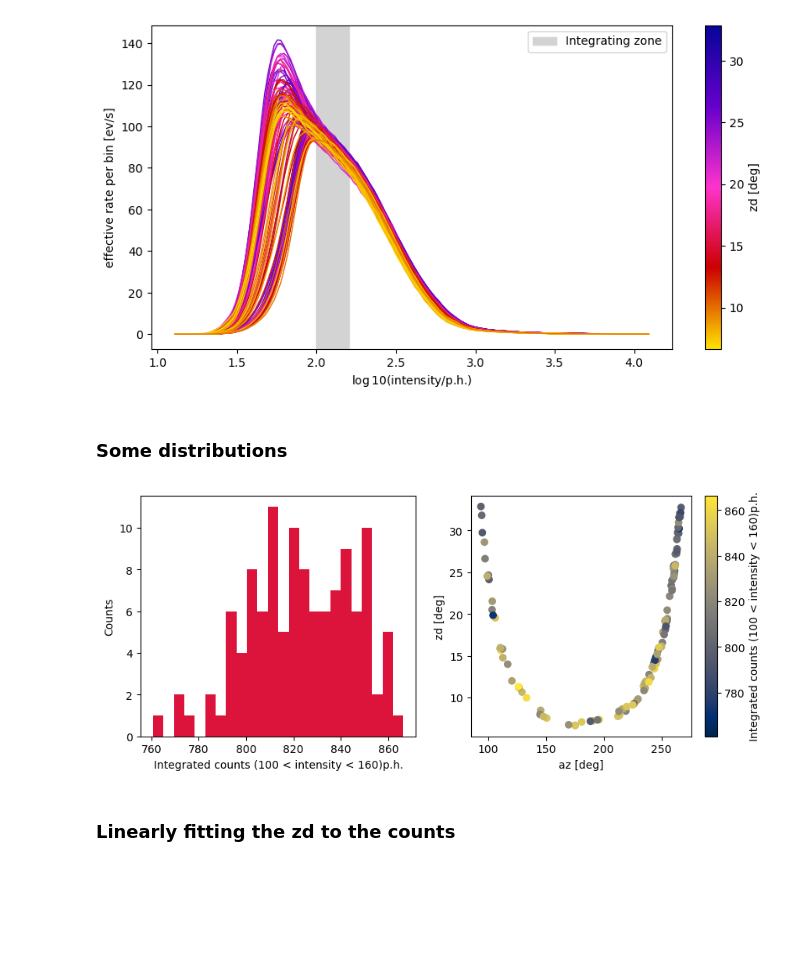
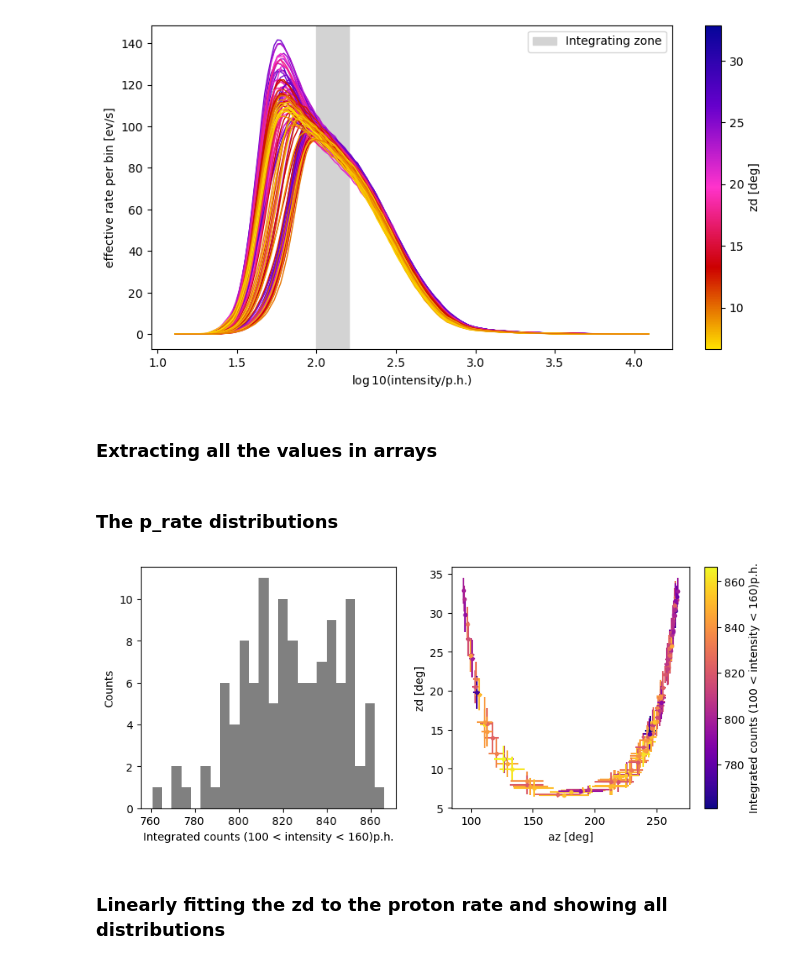
Before and after one commit to juanjq/cosmic_ray_data_correction, a Jupyter notebook: main.ipynb, the cells around one changed output. Cells and saved outputs as stored; diff of their text form; code cells hidden in the pictures; blank space fills up the shorter version.

```diff
--- a/main.ipynb
+++ b/main.ipynb
@@ -163,12 +131,16 @@ ax.set_ylabel("effective rate per bin [ev/s]")
 plt.show()
 # %% [output]
 [figure]
+# %% [markdown]
+### Extracting all the values in arrays
 # %%
 # extracting values as arrays
-p_rate = []
+p_rate   = []
+e_p_rate = []
 flux   = []
 e_flux = []
 zd, az = [], []
+e_zd, e_az = [], []
 
 for run in dict_runs.keys():
     flux.append(dict_runs[run]["flux"])
@@ -177,32 +149,52 @@ for run in dict_runs.keys():
     az.append(dict_runs[run]["az"])
     p_rate.append(dict_runs[run]["p_rate"])
 
+    _e_p_rate = np.sqrt(len(dict_dl2[run]["zd"])) / dict_runs[run]["effective_time"]
+    _e_zd = np.abs(dict_dl2[run]["zd"][0] - dict_dl2[run]["zd"][-1]) / 2
+    _e_az = np.abs(dict_dl2[run]["az"][0] - dict_dl2[run]["az"][-1]) / 2
+
+    dict_runs[run]["e_p_rate"] = _e_p_rate
+    dict_runs[run]["e_zd"] = _e_zd
+    dict_runs[run]["e_az"] = _e_az
+
+    e_p_rate.append(_e_p_rate)
+    e_zd.append(_e_zd)
+    e_az.append(_e_az)
+
 flux   = np.array(flux)
 e_flux = np.array(e_flux)
 p_rate = np.array(p_rate)
 zd = np.array(zd)
 az = np.array(az)
 # %% [markdown]
-### Some distributions
+### The p_rate distributions
 # %%
-fig, (ax1, ax2) = plt.subplots(1, 2, figsize=(10, 4))
+fig, (ax1, ax2) = plt.subplots(1, 2, figsize=(10, 4), gridspec_kw={'width_ratios': [1.2, 1.4]})
 
 bins = np.linspace(np.min(p_rate), np.max(p_rate), 25)
-ax1.hist(p_rate, bins, color="crimson")
+ax1.hist(p_rate, bins, color="gray")
 
-sc = ax2.scatter(az, zd, c=p_rate, cmap="cividis")
-fig.colorbar(sc, label=f"Integrated counts ({intensity_integration_lims[0]} < intensity < {intensity_integration_lims[1]})p.h.")
+norm   = mpl.colors.Normalize(vmin=np.min(p_rate), vmax=np.max(p_rate))
+colors = mpl.cm.ScalarMappable(norm,"plasma").to_rgba(p_rate)
+for i in range(len(az)):
+    ax2.errorbar(az[i], zd[i], xerr=e_az[i], yerr=e_zd[i], ls="", marker=".", color=colors[i])
 
+#######################################
+# creating a colorbar
+sm = plt.cm.ScalarMappable(cmap="plasma", norm=norm)
+sm.set_array([])
+plt.colorbar(sm, label=f"Integrated counts ({intensity_integration_lims[0]} < intensity < {intensity_integration_lims[1]})p.h.")
+#######################################
 
 ax1.set_ylabel("Counts")
 ax1.set_xlabel(f"Integrated counts ({intensity_integration_lims[0]} < intensity < {intensity_integration_lims[1]})p.h.")
 ax2.set_xlabel("az [deg]")
 ax2.set_ylabel("zd [deg]")
 plt.show()
 # %% [output]
-[figure, old version]
+[figure, new version]
 # %% [markdown]
-### Linearly fitting the zd to the counts
+### Linearly fitting the zd to the proton rate and showing all distributions
 # %%
 # Perform linear fits
 fitF_zd_p = np.poly1d(np.polyfit(np.cos(np.deg2rad(zd)), p_rate, 1))
```
Also changed, not shown: parts of 24 cells of this notebook, 1 other file.
